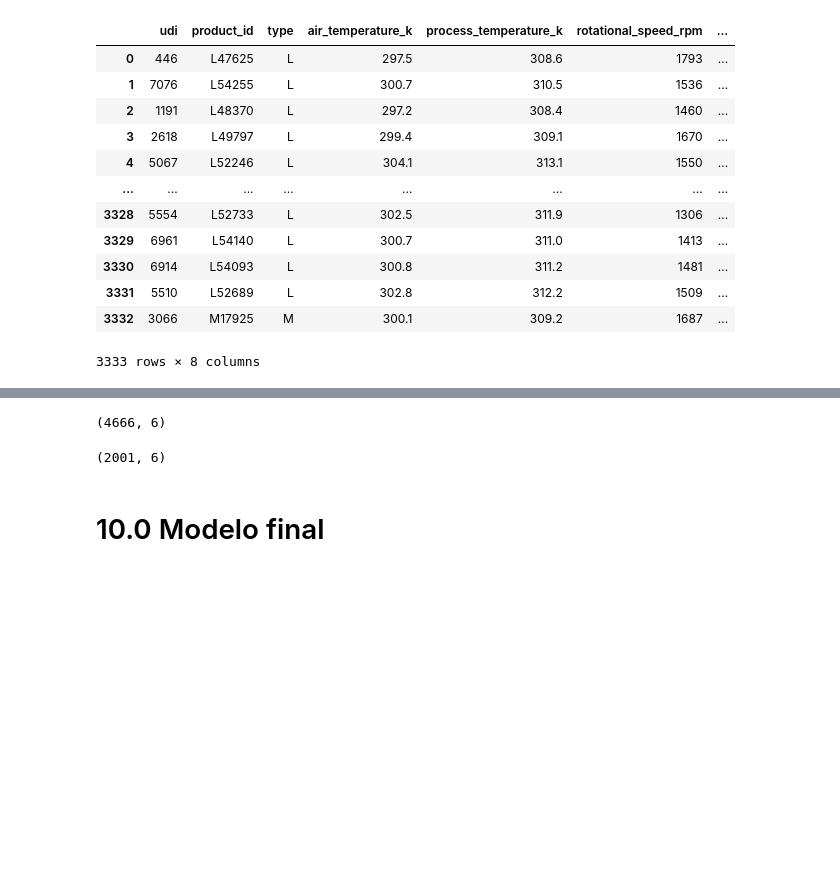
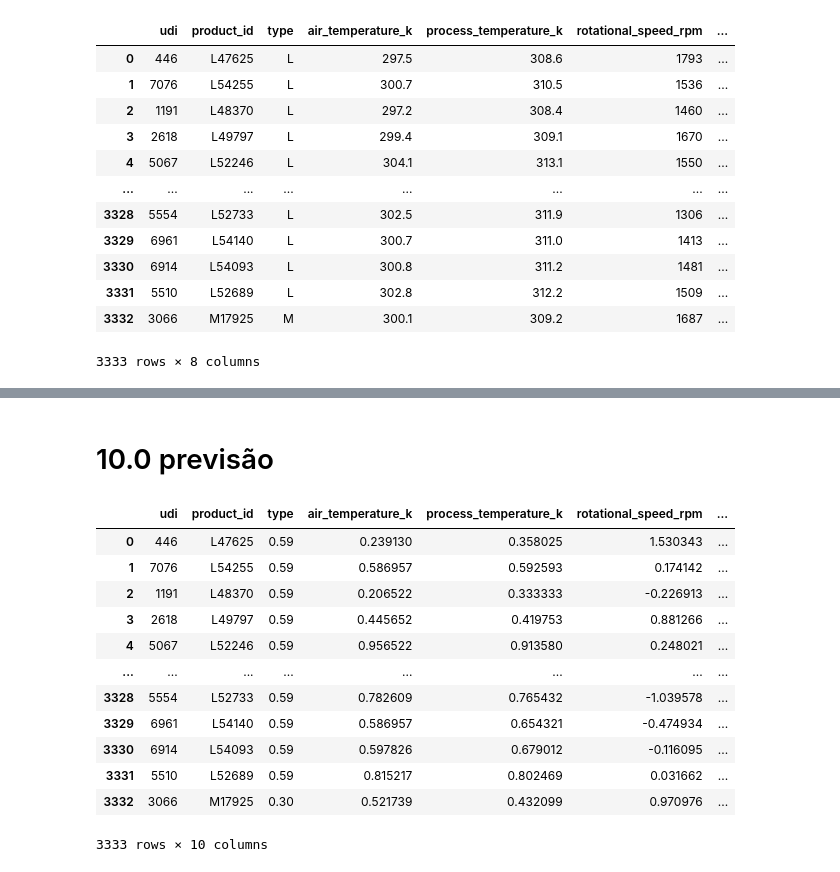
Before and after one commit to lavinomenezes/desafio_indicium, a Jupyter notebook: notebooks/desafio_indicium_lm_v08_predictions.ipynb, the cells around one changed output, grey strips where cells are left out. Drawn from its saved outputs; the diff is of its cells as text; code cells hidden in the pictures; blank space fills up the shorter version.

```diff
--- a/notebooks/desafio_indicium_lm_v08_predictions.ipynb
+++ b/notebooks/desafio_indicium_lm_v08_predictions.ipynb
@@ -164,19 +238,37 @@ X_train, X_val, y_train, y_val = train_test_split(X, y, test_size=0.3, random_st
-# %%
-X_train.shape
-# %% [output]
-(4666, 6)
-# %%
-X_val.shape
-# %% [output]
-(2001, 6)
 # %% [markdown]
-# 10.0 Modelo final
+# 10.0 previsão
 # %%
-#peso das categorias de todo dataset
-sample_weights = class_weight.compute_sample_weight(class_weight='balanced',y=y)
-
-#model
-xgb_model_final = xgb.XGBClassifier(seed = 42).fit(X,y,sample_weight=sample_weights)
+model = pickle.load(open(path_local +'src/models/xgb_model_final.pkl','rb'))
 # %%
-# salvando o modelo em pickle
-pickle.dump(xgb_model_final,open(path_local +'src/models/xgb_model_final.pkl','wb'))
+from indicium import indicium
+
+
+pipeline = indicium()
+
+df1 = pipeline.data_cleaning( df_test )
+
+        # feature engineering
+df2 = pipeline.feature_engineering( df1 )
+
+        # data preparation
+df3 = pipeline.data_preparation( df2 )
+
+        # prediction
+df_response = pipeline.get_prediction( model, df_test, df3 )
+# %%
+# rowNumber
+df_response
+# %% [output]
+|  | udi | product_id | type | air_temperature_k | process_temperature_k | rotational_speed_rpm | ... |
+| 0 | 446 | L47625 | 0.59 | 0.239130 | 0.358025 | 1.530343 | ... |
+| 1 | 7076 | L54255 | 0.59 | 0.586957 | 0.592593 | 0.174142 | ... |
+| 2 | 1191 | L48370 | 0.59 | 0.206522 | 0.333333 | -0.226913 | ... |
+| 3 | 2618 | L49797 | 0.59 | 0.445652 | 0.419753 | 0.881266 | ... |
+| 4 | 5067 | L52246 | 0.59 | 0.956522 | 0.913580 | 0.248021 | ... |
+| ... | ... | ... | ... | ... | ... | ... | ... |
+| 3328 | 5554 | L52733 | 0.59 | 0.782609 | 0.765432 | -1.039578 | ... |
+| 3329 | 6961 | L54140 | 0.59 | 0.586957 | 0.654321 | -0.474934 | ... |
+| 3330 | 6914 | L54093 | 0.59 | 0.597826 | 0.679012 | -0.116095 | ... |
+| 3331 | 5510 | L52689 | 0.59 | 0.815217 | 0.802469 | 0.031662 | ... |
+| 3332 | 3066 | M17925 | 0.30 | 0.521739 | 0.432099 | 0.970976 | ... |
+3333 rows × 10 columns
```
Also changed, not shown: parts of 3 cells of this notebook, 10 other files.
